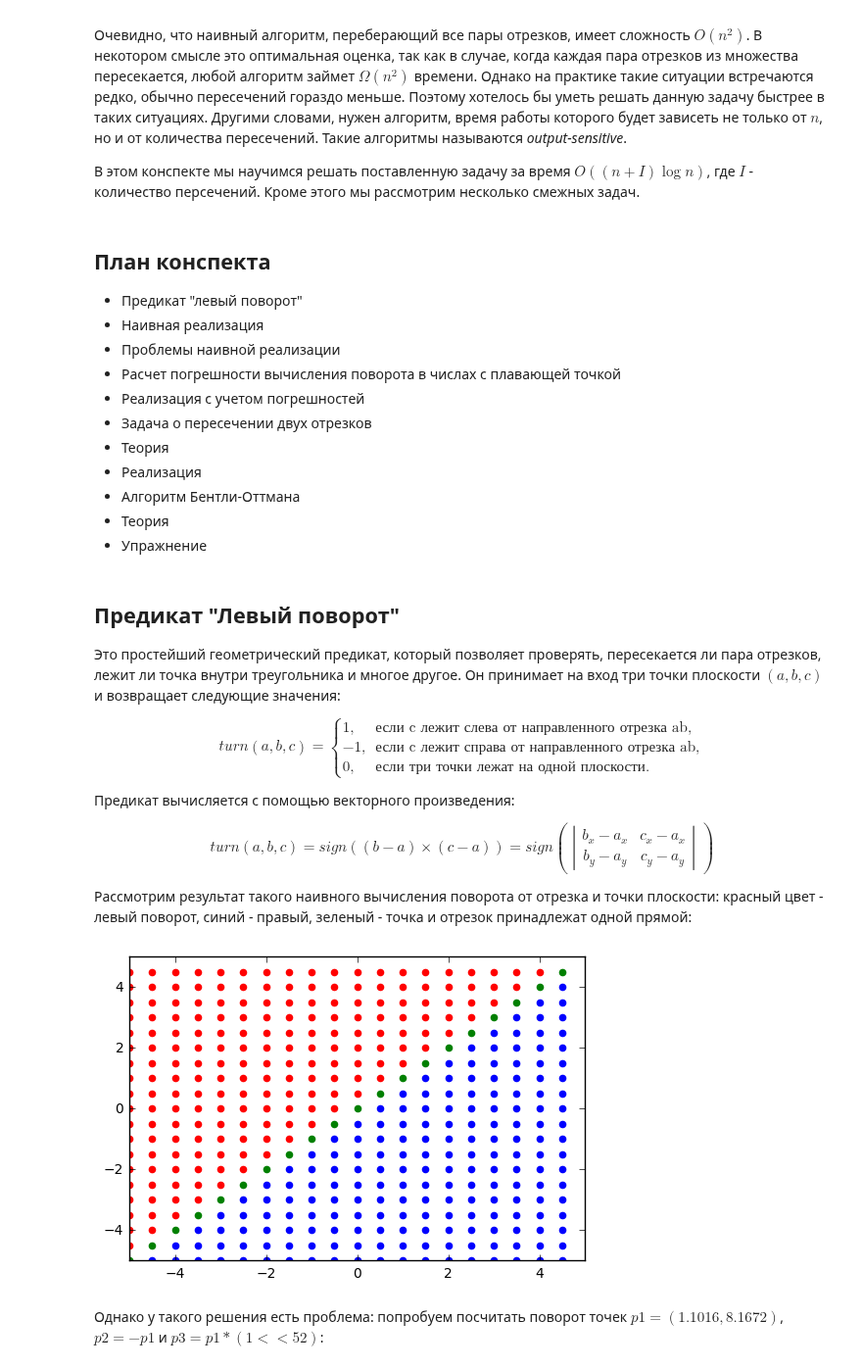
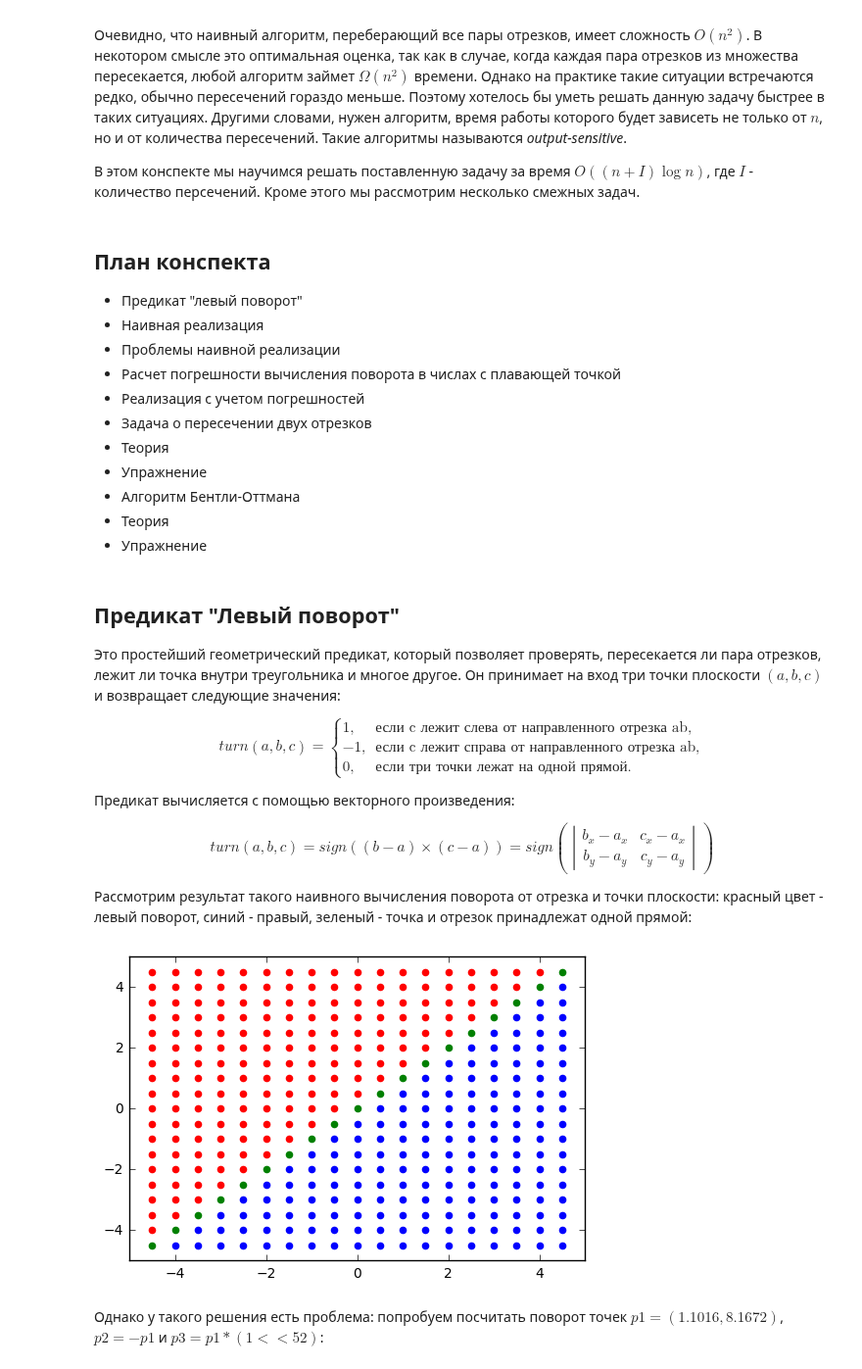
Before and after one commit to CT-18/cg, a Jupyter notebook: Line_segment_intersection.ipynb, the cells around one changed output. Shown at 98% size. Cells and saved outputs as stored; diff of their text form; code cells hidden in the pictures.

```diff
--- a/Line_segment_intersection.ipynb
+++ b/Line_segment_intersection.ipynb
@@ -14,7 +14,7 @@
  - Реализация с учетом погрешностей
 - Задача о пересечении двух отрезков
  - Теория
- - Реализация
+ - Упражнение
 - Алгоритм Бентли-Оттмана
  - Теория
  - Упражнение
@@ -27,7 +27,7 @@ turn(a, b, c) =
  \begin{cases}
    1, &\text{если c лежит слева от направленного отрезка ab,}\\
    -1, &\text{если c лежит справа от направленного отрезка ab,}\\
-   0, &\text{если три точки лежат на одной плоскости.}
+   0, &\text{если три точки лежат на одной прямой.}
  \end{cases}
 \end{equation*} $$
 
@@ -59,36 +59,36 @@ class Point:
 
     def __neg__(self):
         return Point(-self.x, -self.y)
 
     def __repr__(self):
         return "(%r, %r)" % (self.x, self.y)
 
 max_val = 5
 step = 0.5
 colors = ["r","g", "b"]
 
 def calculate_det(a, b):
     return a.x * b.y - b.x * a.y
 
 def turn(a, b, c):
     det = calculate_det(b - a, c - a)
     if det > 0:
         return colors[0]
     if det < 0:
         return colors[2]
     return colors[1]
 
 x = Point(-max_val, -max_val)
 y = Point(max_val, max_val)
-for x_i in np.arange(-max_val, max_val, step):
-    for y_i in np.arange(-max_val, max_val, step):
+for x_i in np.arange(-max_val + step, max_val, step):
+    for y_i in np.arange(-max_val + step, max_val, step):
         color = turn(x, y, Point(x_i, y_i))
         plt.scatter(x_i, y_i, color = color, s = 20)
 
 plt.axis([-max_val, max_val, -max_val, max_val])
 plt.show()
 # %% [output]
-[figure, old version]
+[figure, new version]
 # %% [markdown]
 Однако у такого решения есть проблема: попробуем посчитать поворот точек $p1 = (1.1016, 8.1672)$, $p2 = -p1$ и $p3 = p1 * (1 << 52)$:
 # %%
```
Also changed, not shown: parts of 10 cells of this notebook, 1 other file.
